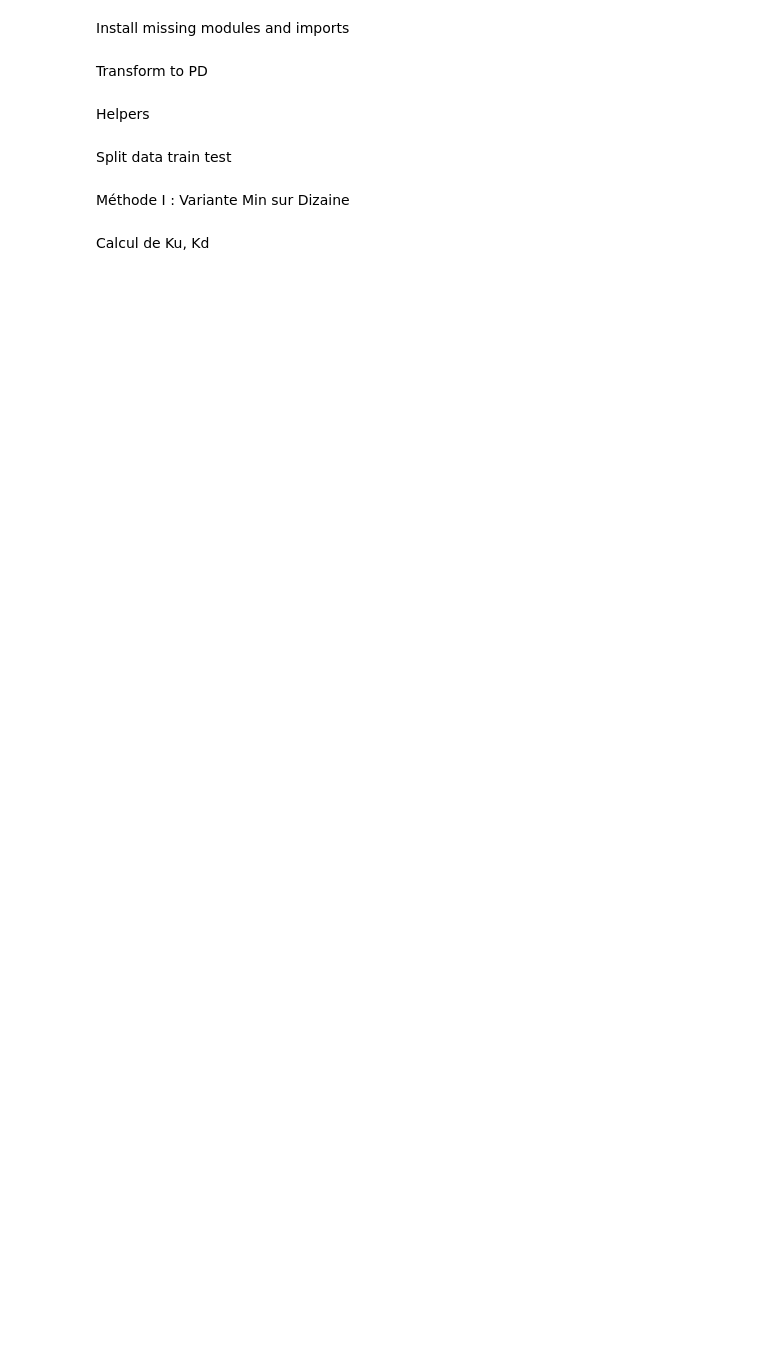
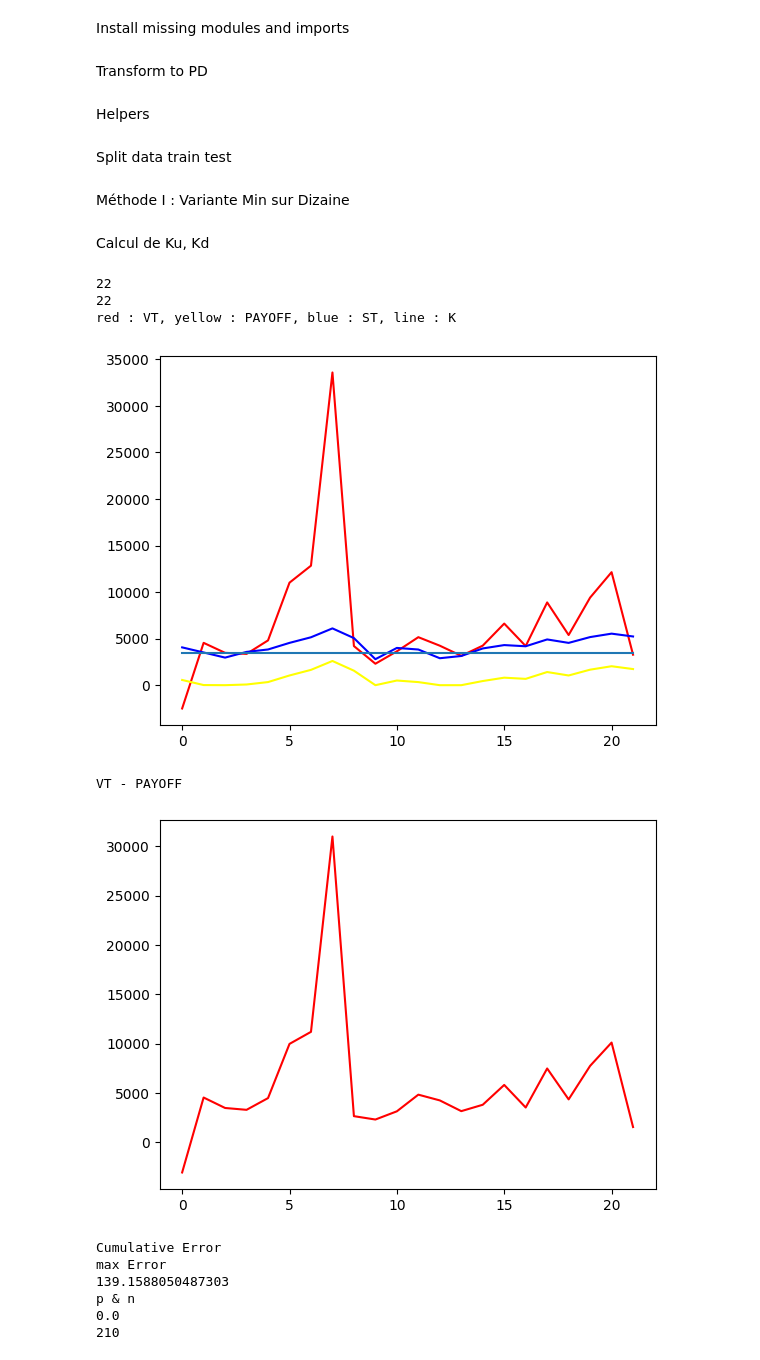
Before and after one commit to ElAm1ne/March--Fi-2, a Jupyter notebook: MarchFi2.ipynb, the cells around one changed output. Cells and saved outputs as stored; diff of their text form; code cells hidden in the pictures; blank space fills up the shorter version.

```diff
--- a/MarchFi2.ipynb
+++ b/MarchFi2.ipynb
@@ -137,0 +146,35 @@ MAPs = [[elem[i] for elem in MAP] for i in range(len(MAP[0]))]
+# %%
+n, p, error, VTs, PAYOFFs, STs, BS_qs, Errs, max_err, train_dt, test_dt = sol_fi
+
+print(len(train_dt))
+print(len(test_dt))
+print("red : VT, yellow : PAYOFF, blue : ST, line : K")
+plt.plot(VTs, color = 'red')
+plt.plot(PAYOFFs, color = 'yellow')
+plt.plot(STs, color = 'blue')
+plt.plot([3500 for i in range(len(STs))])
+plt.show()
+print("VT - PAYOFF")
+plt.plot(np.array(VTs) - np.array(PAYOFFs), color = 'red')
+plt.show()
+print("Cumulative Error")
+plt.plot(Errs, color = 'blue')
+
+print("max Error")
+print(max_err)
+print("p & n")
+print(p)
+print(n)
+# %% [output]
+22
+22
+red : VT, yellow : PAYOFF, blue : ST, line : K
+[figure, added]
+VT - PAYOFF
+[figure, added]
+Cumulative Error
+max Error
+139.1588050487303
+p & n
+0.0
+210
```
Also changed, not shown: parts of 9 cells of this notebook, 1 other file.
